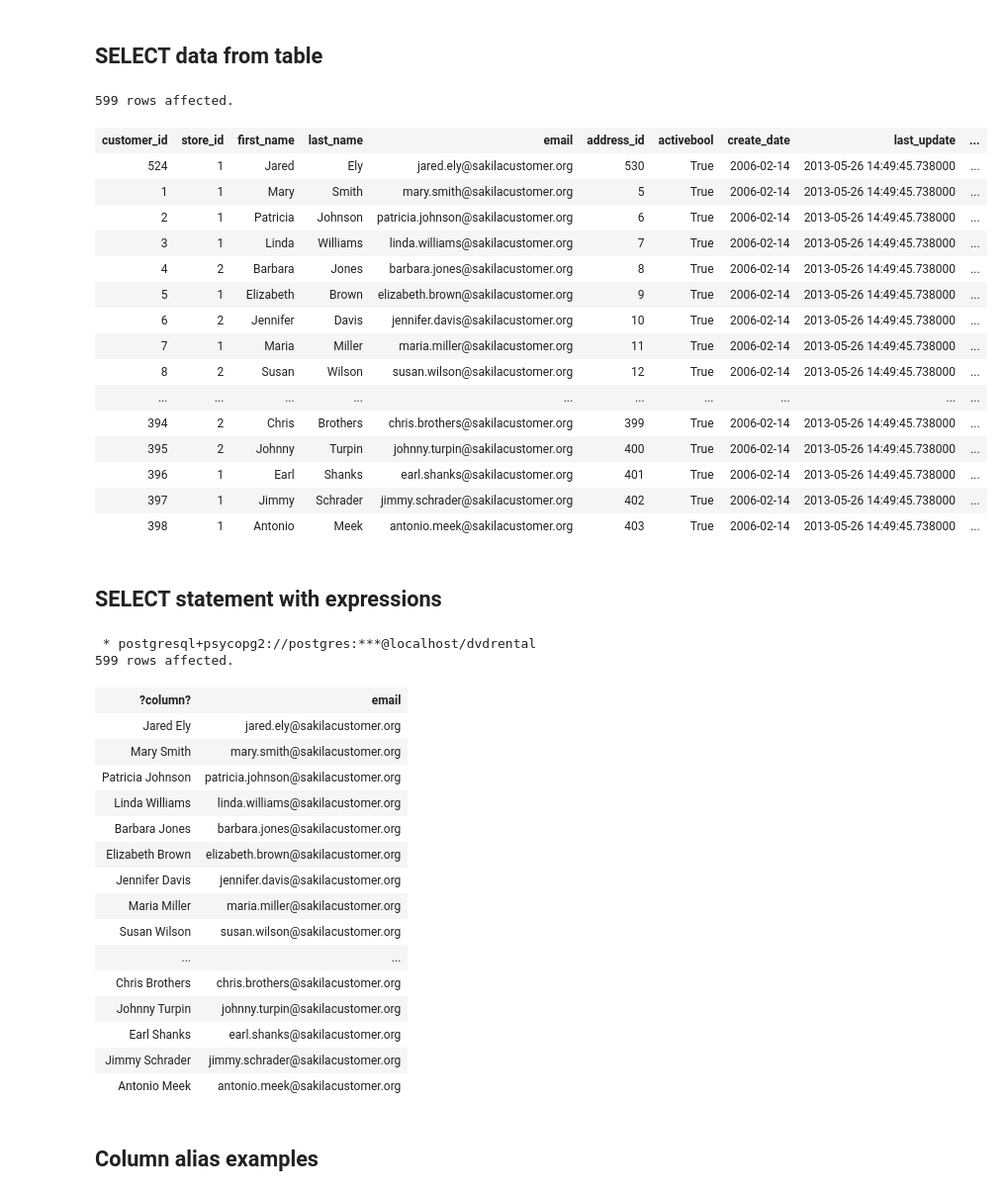
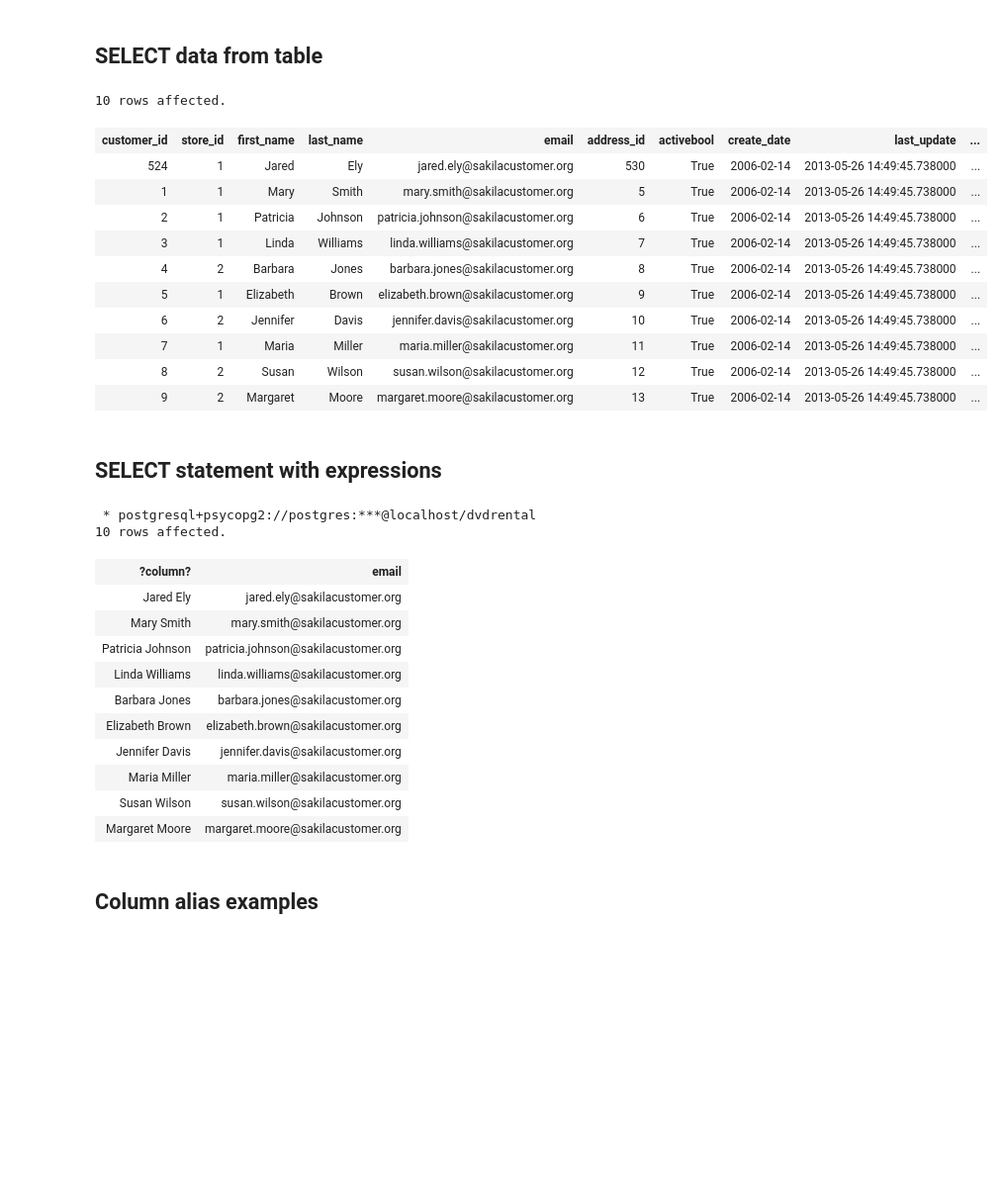
Before and after one commit to nafisa-samia/PostgreSQL-Database-Connection-Using-Python, a Jupyter notebook: Assignment Database Nafisa.ipynb, the cells around one changed output. Shown: that part at 99% size. Drawn from its saved outputs; the diff is of its cells as text; code cells hidden in the pictures; blank space fills up the shorter version.

```diff
--- a/Assignment Database Nafisa.ipynb
+++ b/Assignment Database Nafisa.ipynb
@@ -280,25 +281,21 @@ I reloaded `dvdrental` database for querying data. Following is the ER Diagram o
 # %%
 %%sql
 postgresql+psycopg2://postgres:1414@localhost/dvdrental
-select * from customer;
+select * from customer
+FETCH FIRST 10 ROW ONLY;
 # %% [output]
-599 rows affected.
+10 rows affected.
 | customer_id | store_id | first_name | last_name | email | address_id | activebool | create_date | last_update | ... |
 | 524 | 1 | Jared | Ely | jared.ely@sakilacustomer.org | 530 | True | 2006-02-14 | 2013-05-26 14:49:45.738000 | ... |
 | 1 | 1 | Mary | Smith | mary.smith@sakilacustomer.org | 5 | True | 2006-02-14 | 2013-05-26 14:49:45.738000 | ... |
 | 2 | 1 | Patricia | Johnson | patricia.johnson@sakilacustomer.org | 6 | True | 2006-02-14 | 2013-05-26 14:49:45.738000 | ... |
 | 3 | 1 | Linda | Williams | linda.williams@sakilacustomer.org | 7 | True | 2006-02-14 | 2013-05-26 14:49:45.738000 | ... |
 | 4 | 2 | Barbara | Jones | barbara.jones@sakilacustomer.org | 8 | True | 2006-02-14 | 2013-05-26 14:49:45.738000 | ... |
 | 5 | 1 | Elizabeth | Brown | elizabeth.brown@sakilacustomer.org | 9 | True | 2006-02-14 | 2013-05-26 14:49:45.738000 | ... |
 | 6 | 2 | Jennifer | Davis | jennifer.davis@sakilacustomer.org | 10 | True | 2006-02-14 | 2013-05-26 14:49:45.738000 | ... |
 | 7 | 1 | Maria | Miller | maria.miller@sakilacustomer.org | 11 | True | 2006-02-14 | 2013-05-26 14:49:45.738000 | ... |
 | 8 | 2 | Susan | Wilson | susan.wilson@sakilacustomer.org | 12 | True | 2006-02-14 | 2013-05-26 14:49:45.738000 | ... |
-| ... | ... | ... | ... | ... | ... | ... | ... | ... | ... |
-| 394 | 2 | Chris | Brothers | chris.brothers@sakilacustomer.org | 399 | True | 2006-02-14 | 2013-05-26 14:49:45.738000 | ... |
-| 395 | 2 | Johnny | Turpin | johnny.turpin@sakilacustomer.org | 400 | True | 2006-02-14 | 2013-05-26 14:49:45.738000 | ... |
-| 396 | 1 | Earl | Shanks | earl.shanks@sakilacustomer.org | 401 | True | 2006-02-14 | 2013-05-26 14:49:45.738000 | ... |
-| 397 | 1 | Jimmy | Schrader | jimmy.schrader@sakilacustomer.org | 402 | True | 2006-02-14 | 2013-05-26 14:49:45.738000 | ... |
-| 398 | 1 | Antonio | Meek | antonio.meek@sakilacustomer.org | 403 | True | 2006-02-14 | 2013-05-26 14:49:45.738000 | ... |
+| 9 | 2 | Margaret | Moore | margaret.moore@sakilacustomer.org | 13 | True | 2006-02-14 | 2013-05-26 14:49:45.738000 | ... |
 # %% [markdown]
 ## SELECT statement with expressions
 # %%
@@ -306,10 +303,11 @@ select * from customer;
 SELECT first_name || ' ' || last_name,
     email
 FROM
-   customer;
+   customer
+FETCH FIRST 10 ROW ONLY;
 # %% [output]
  * postgresql+psycopg2://postgres:***@localhost/dvdrental
-599 rows affected.
+10 rows affected.
 | ?column? | email |
 | Jared Ely | jared.ely@sakilacustomer.org |
 | Mary Smith | mary.smith@sakilacustomer.org |
@@ -320,12 +318,7 @@ FROM
 | Jennifer Davis | jennifer.davis@sakilacustomer.org |
 | Maria Miller | maria.miller@sakilacustomer.org |
 | Susan Wilson | susan.wilson@sakilacustomer.org |
-| ... | ... |
-| Chris Brothers | chris.brothers@sakilacustomer.org |
-| Johnny Turpin | johnny.turpin@sakilacustomer.org |
-| Earl Shanks | earl.shanks@sakilacustomer.org |
-| Jimmy Schrader | jimmy.schrader@sakilacustomer.org |
-| Antonio Meek | antonio.meek@sakilacustomer.org |
+| Margaret Moore | margaret.moore@sakilacustomer.org |
 # %% [markdown]
 ## Column alias examples
 # %%
```
Also changed, not shown: parts of 20 cells of this notebook.
